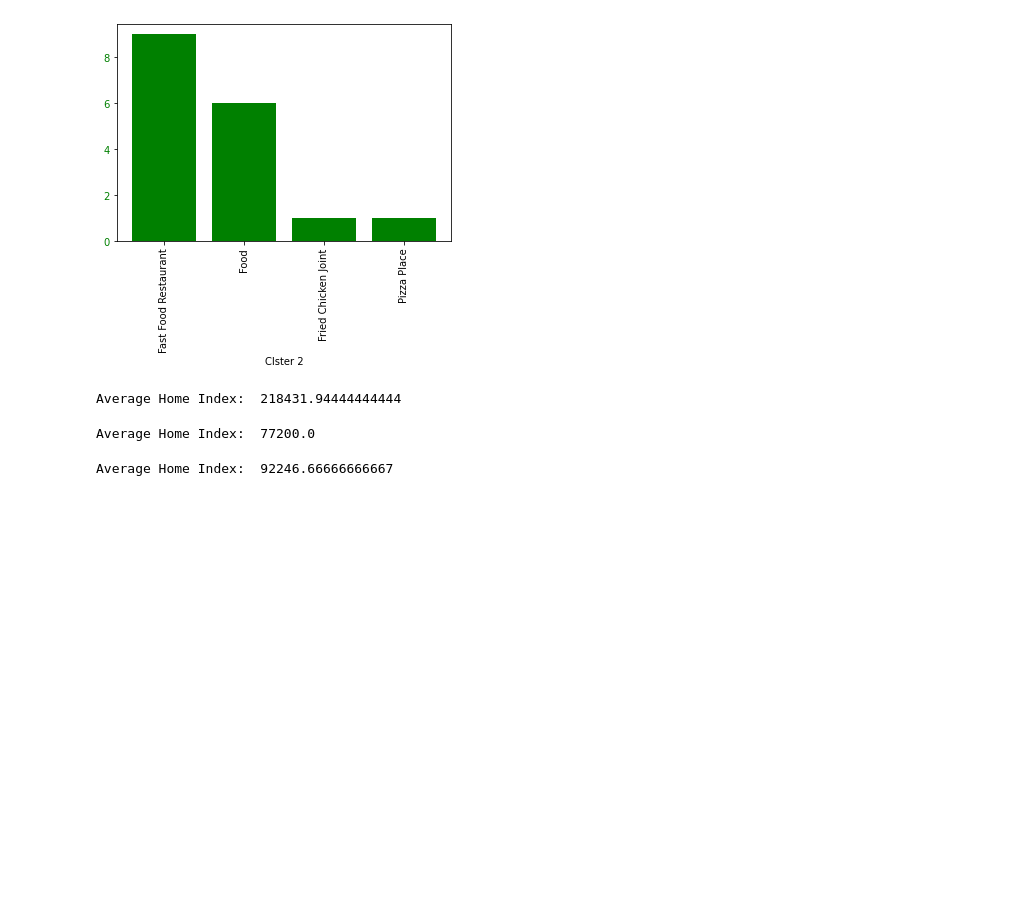
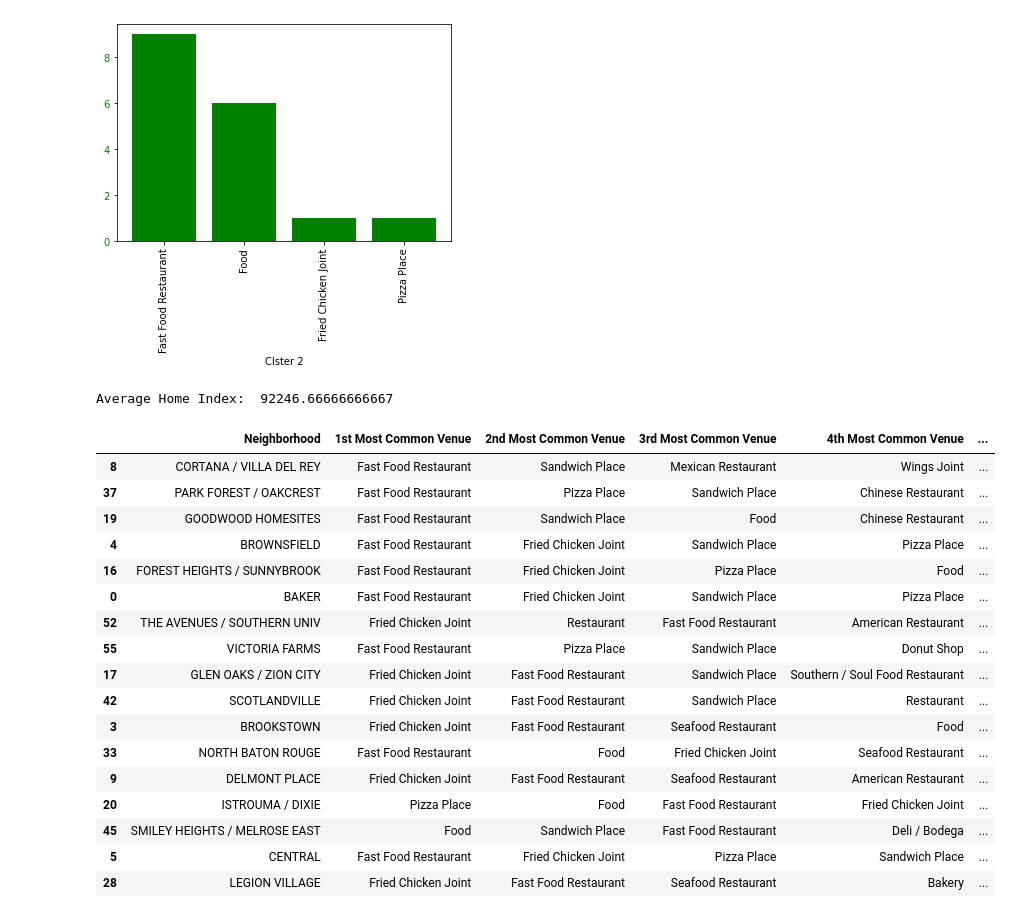
Before and after one commit to travistheall/Coursera_Capstone, a Jupyter notebook: notebooks/Api Common Restaurants.ipynb, the cells around one changed output. Drawn from its saved outputs; the diff is of its cells as text; code cells hidden in the pictures; blank space fills up the shorter version.

```diff
--- a/notebooks/Api Common Restaurants.ipynb
+++ b/notebooks/Api Common Restaurants.ipynb
@@ -368,20 +460,26 @@ plt.show()
 # %% [output]
 [figure]
 # %%
-clust0DF = br_merged.loc[br_merged['Cluster Labels'] == 0, br_merged.columns[[0] + list(range(3, br_merged.shape[1]))]].sort_values(by='Zillow Home Value Index',ascending=False)
-print("Average Home Index: ", clust0DF['Zillow Home Value Index'].mean())
-clust0DF.to_excel('cluster0.xlsx')
+clust2DF = br_merged.loc[br_merged['Cluster Labels'] == 2, br_merged.columns[[0] + list(range(3, br_merged.shape[1]))]].sort_values(by='Zillow Home Value Index',ascending=False)
+print("Average Home Index: ", clust2DF['Zillow Home Value Index'].mean())
+clust2DF
 # %% [output]
-Average Home Index:  218431.94444444444
+Average Home Index:  92246.66666666667
+|  | Neighborhood | 1st Most Common Venue | 2nd Most Common Venue | 3rd Most Common Venue | 4th Most Common Venue | ... |
+| 8 | CORTANA / VILLA DEL REY | Fast Food Restaurant | Sandwich Place | Mexican Restaurant | Wings Joint | ... |
+| 37 | PARK FOREST / OAKCREST | Fast Food Restaurant | Pizza Place | Sandwich Place | Chinese Restaurant | ... |
+| 19 | GOODWOOD HOMESITES | Fast Food Restaurant | Sandwich Place | Food | Chinese Restaurant | ... |
+| 4 | BROWNSFIELD | Fast Food Restaurant | Fried Chicken Joint | Sandwich Place | Pizza Place | ... |
+| 16 | FOREST HEIGHTS / SUNNYBROOK | Fast Food Restaurant | Fried Chicken Joint | Pizza Place | Food | ... |
+| 0 | BAKER | Fast Food Restaurant | Fried Chicken Joint | Sandwich Place | Pizza Place | ... |
+| 52 | THE AVENUES / SOUTHERN UNIV | Fried Chicken Joint | Restaurant | Fast Food Restaurant | American Restaurant | ... |
+| 55 | VICTORIA FARMS | Fast Food Restaurant | Pizza Place | Sandwich Place | Donut Shop | ... |
+| 17 | GLEN OAKS / ZION CITY | Fried Chicken Joint | Fast Food Restaurant | Sandwich Place | Southern / Soul Food Restaurant | ... |
+| 42 | SCOTLANDVILLE | Fried Chicken Joint | Fast Food Restaurant | Sandwich Place | Restaurant | ... |
+| 3 | BROOKSTOWN | Fried Chicken Joint | Fast Food Restaurant | Seafood Restaurant | Food | ... |
+| 33 | NORTH BATON ROUGE | Fast Food Restaurant | Food | Fried Chicken Joint | Seafood Restaurant | ... |
+| 9 | DELMONT PLACE | Fried Chicken Joint | Fast Food Restaurant | Seafood Restaurant | American Restaurant | ... |
+| 20 | ISTROUMA / DIXIE | Pizza Place | Food | Fast Food Restaurant | Fried Chicken Joint | ... |
+| 45 | SMILEY HEIGHTS / MELROSE EAST | Food | Sandwich Place | Fast Food Restaurant | Deli / Bodega | ... |
+| 5 | CENTRAL | Fast Food Restaurant | Fried Chicken Joint | Pizza Place | Sandwich Place | ... |
+| 28 | LEGION VILLAGE | Fried Chicken Joint | Fast Food Restaurant | Seafood Restaurant | Bakery | ... |
-# %%
-clust1DF = br_merged.loc[br_merged['Cluster Labels'] == 1, br_merged.columns[[0] + list(range(3, br_merged.shape[1]))]].sort_values(by='Zillow Home Value Index',ascending=False)
-print("Average Home Index: ", clust1DF['Zillow Home Value Index'].mean())
-clust1DF.to_excel('cluster1.xlsx')
-# %% [output]
-Average Home Index:  77200.0
-# %%
-clust2DF = br_merged.loc[br_merged['Cluster Labels'] == 2, br_merged.columns[[0] + list(range(3, br_merged.shape[1]))]].sort_values(by='Zillow Home Value Index',ascending=False)
-print("Average Home Index: ", clust2DF['Zillow Home Value Index'].mean())
-clust2DF.to_excel('cluster2.xlsx')
-# %% [output]
-Average Home Index:  92246.66666666667
```
Also changed, not shown: parts of 23 cells of this notebook.
